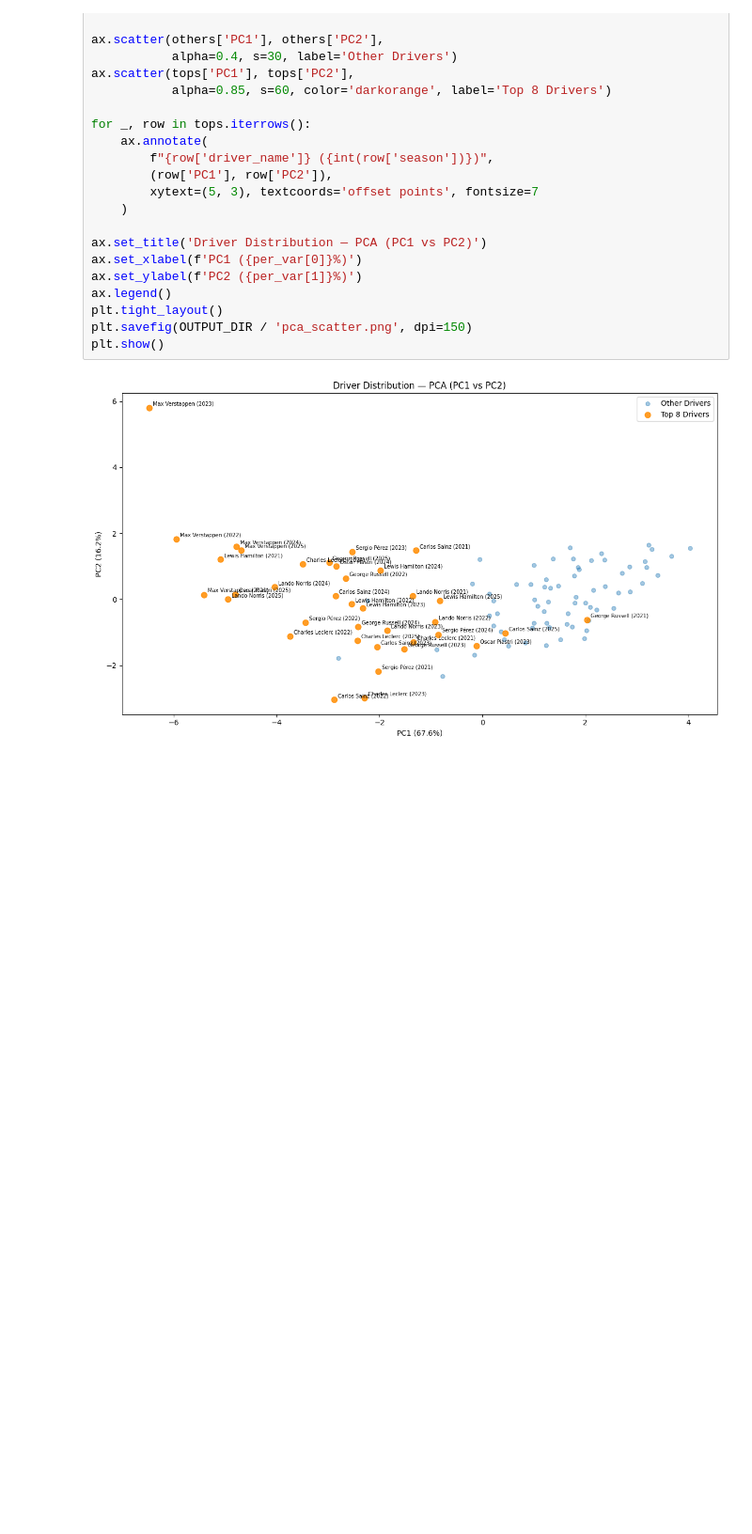
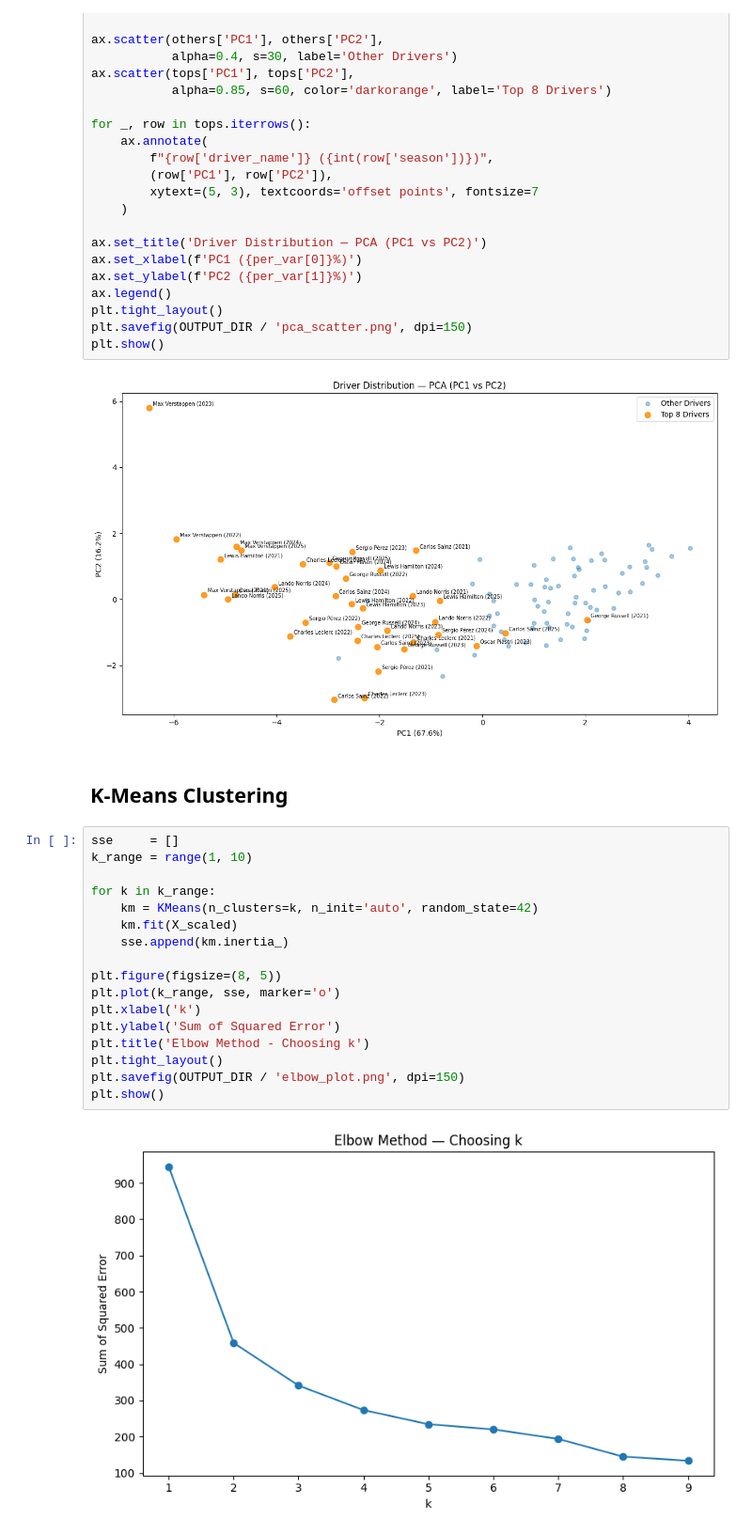
Before and after one commit to RichyJames/F1_RIchy_Odiase_Index, a Jupyter notebook: Notebooks/multivariate_analysis.ipynb, the cells around one changed output. Shown at 94% size. Cells and saved outputs as stored; diff of their text form; blank space fills up the shorter version.

Commit message:
run elbow method to justify k=3 for KMeans clustering

```diff
--- a/Notebooks/multivariate_analysis.ipynb
+++ b/Notebooks/multivariate_analysis.ipynb
@@ -216,3 +216,24 @@ plt.savefig(OUTPUT_DIR / 'pca_scatter.png', dpi=150)
 plt.show()
 # %% [output]
 [figure]
+# %% [markdown]
+## K-Means Clustering
+# %%
+sse     = []
+k_range = range(1, 10)
+
+for k in k_range:
+    km = KMeans(n_clusters=k, n_init='auto', random_state=42)
+    km.fit(X_scaled)
+    sse.append(km.inertia_)
+
+plt.figure(figsize=(8, 5))
+plt.plot(k_range, sse, marker='o')
+plt.xlabel('k')
+plt.ylabel('Sum of Squared Error')
+plt.title('Elbow Method - Choosing k')
+plt.tight_layout()
+plt.savefig(OUTPUT_DIR / 'elbow_plot.png', dpi=150)
+plt.show()
+# %% [output]
+[figure, added]
```
